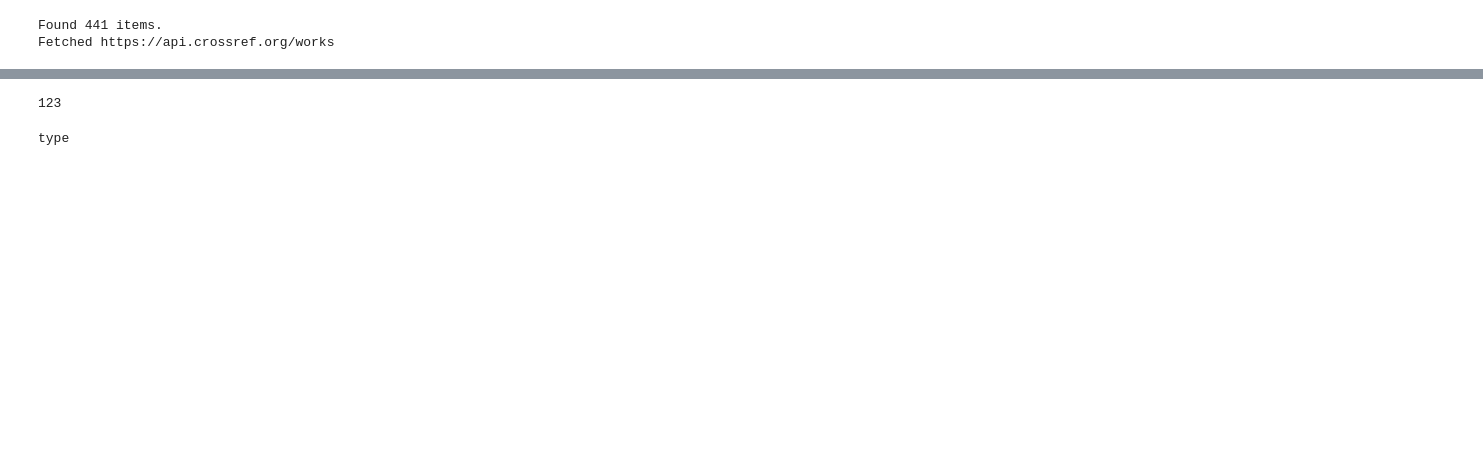
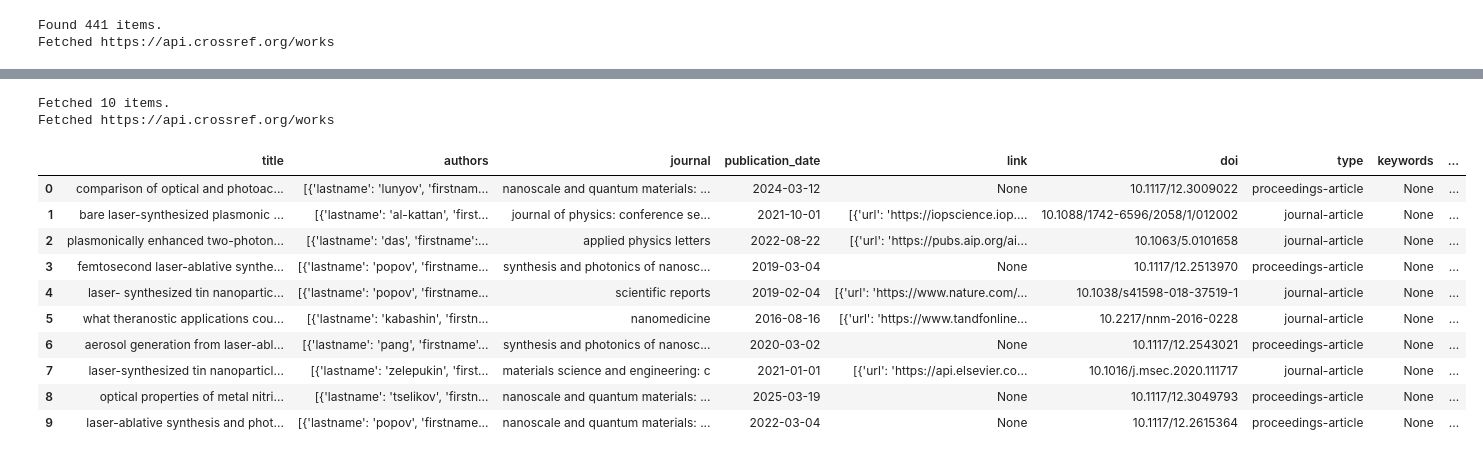
Before and after one commit to Kaldarinz/artfinder, a Jupyter notebook: artfinder-tests.ipynb, the cells around one changed output, grey strips where cells are left out. Drawn from its saved outputs; the diff is of its cells as text; code cells hidden in the pictures; blank space fills up the shorter version.

```diff
--- a/artfinder-tests.ipynb
+++ b/artfinder-tests.ipynb
@@ -23,6 +48,16 @@ Fetched https://api.crossref.org/works
 # %%
-some.status_line('123')
-type(int)
+cr.search('Kabashin Laser-synthesized TiN nanoparticles', max_results=10).get_df()
 # %% [output]
-123
+Fetched 10 items.
+Fetched https://api.crossref.org/works
-type
+|  | title | authors | journal | publication_date | link | doi | type | keywords | ... |
+| 0 | comparison of optical and photoac... | [{'lastname': 'lunyov', 'firstnam... | nanoscale and quantum materials: ... | 2024-03-12 | None | 10.1117/12.3009022 | proceedings-article | None | ... |
+| 1 | bare laser-synthesized plasmonic ... | [{'lastname': 'al-kattan', 'first... | journal of physics: conference se... | 2021-10-01 | [{'url': 'https://iopscience.iop.... | 10.1088/1742-6596/2058/1/012002 | journal-article | None | ... |
+| 2 | plasmonically enhanced two-photon... | [{'lastname': 'das', 'firstname':... | applied physics letters | 2022-08-22 | [{'url': 'https://pubs.aip.org/ai... | 10.1063/5.0101658 | journal-article | None | ... |
+| 3 | femtosecond laser-ablative synthe... | [{'lastname': 'popov', 'firstname... | synthesis and photonics of nanosc... | 2019-03-04 | None | 10.1117/12.2513970 | proceedings-article | None | ... |
+| 4 | laser- synthesized tin nanopartic... | [{'lastname': 'popov', 'firstname... | scientific reports | 2019-02-04 | [{'url': 'https://www.nature.com/... | 10.1038/s41598-018-37519-1 | journal-article | None | ... |
+| 5 | what theranostic applications cou... | [{'lastname': 'kabashin', 'firstn... | nanomedicine | 2016-08-16 | [{'url': 'https://www.tandfonline... | 10.2217/nnm-2016-0228 | journal-article | None | ... |
+| 6 | aerosol generation from laser-abl... | [{'lastname': 'pang', 'firstname'... | synthesis and photonics of nanosc... | 2020-03-02 | None | 10.1117/12.2543021 | proceedings-article | None | ... |
+| 7 | laser-synthesized tin nanoparticl... | [{'lastname': 'zelepukin', 'first... | materials science and engineering: c | 2021-01-01 | [{'url': 'https://api.elsevier.co... | 10.1016/j.msec.2020.111717 | journal-article | None | ... |
+| 8 | optical properties of metal nitri... | [{'lastname': 'tselikov', 'firstn... | nanoscale and quantum materials: ... | 2025-03-19 | None | 10.1117/12.3049793 | proceedings-article | None | ... |
+| 9 | laser-ablative synthesis and phot... | [{'lastname': 'popov', 'firstname... | nanoscale and quantum materials: ... | 2022-03-04 | None | 10.1117/12.2615364 | proceedings-article | None | ... |
```
Also changed, not shown: parts of 5 cells of this notebook, 6 other files.
